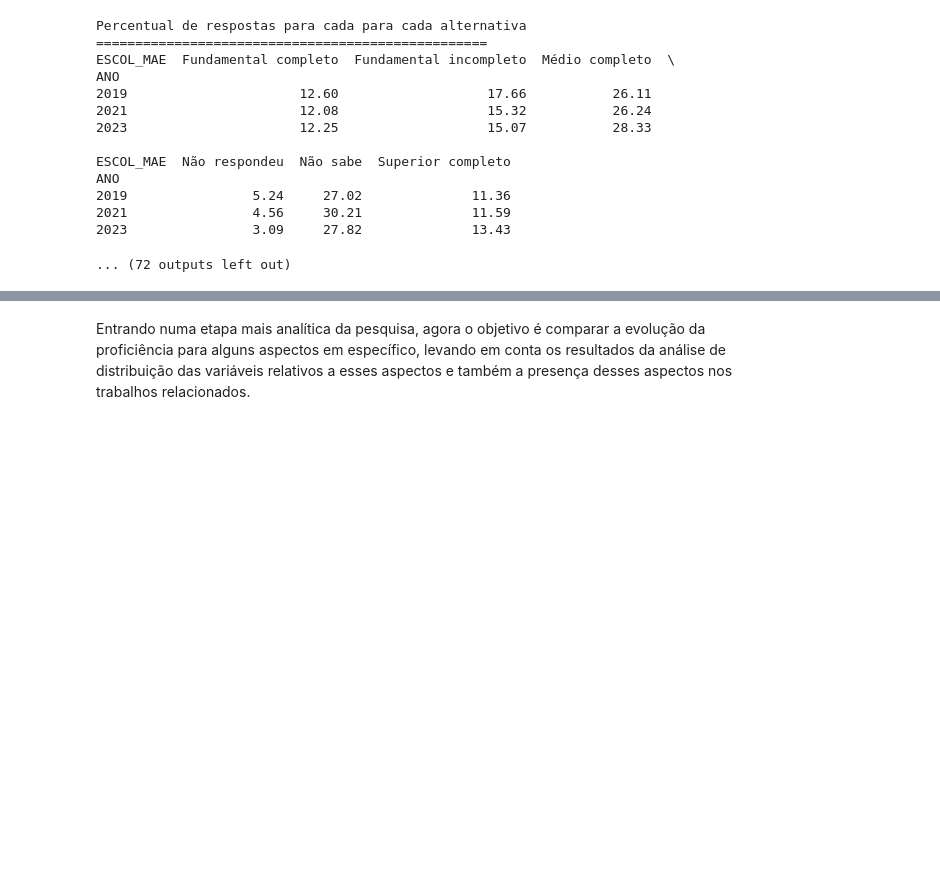
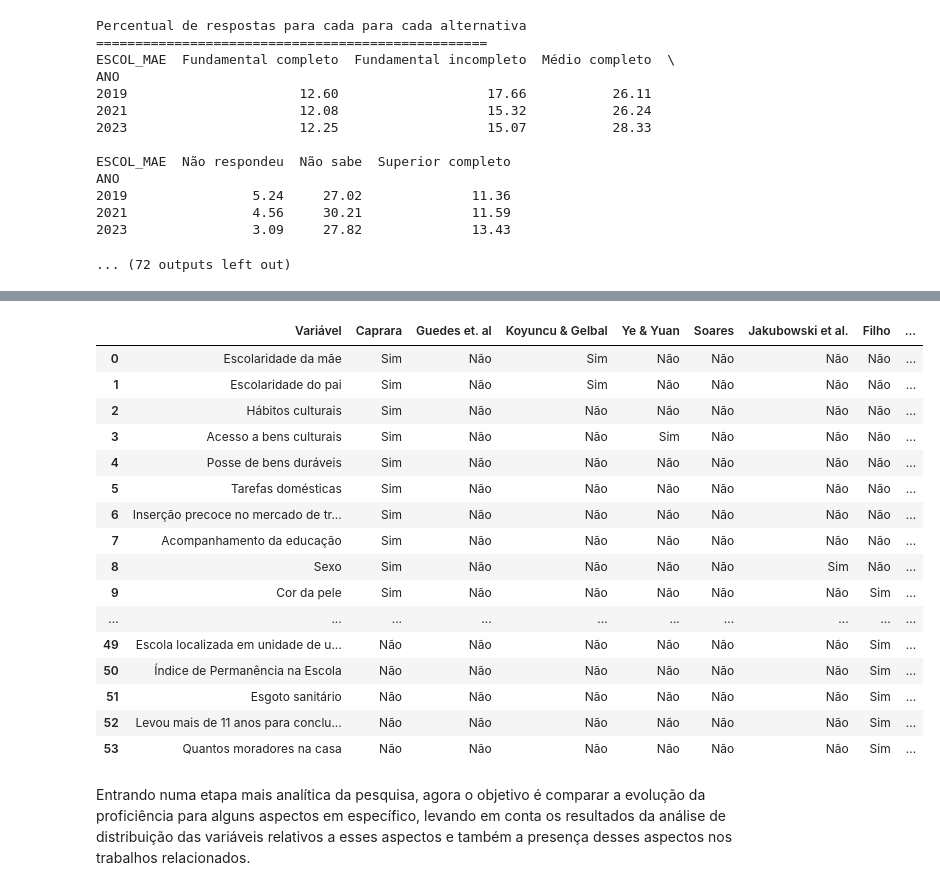
Before and after one commit to emilly788/TCC, a Jupyter notebook: 2. Análise Exploratória dos Dados.ipynb, the cells around one changed output, grey strips where cells are left out. Saved outputs shown, nothing was run; the diff lists cells and outputs as text; code cells hidden in the pictures; blank space fills up the shorter version.

```diff
--- a/2. Análise Exploratória dos Dados.ipynb
+++ b/2. Análise Exploratória dos Dados.ipynb
@@ -464,3 +254,96 @@ tabela
+# %%
+tabela = pd.DataFrame([
+    ["Escolaridade da mãe", "Sim", "Não", "Sim", "Não", "Não", "Não", "Não", "Sim"],
+    ["Escolaridade do pai", "Sim", "Não", "Sim", "Não", "Não", "Não", "Não", "Não"],
+    ["Hábitos culturais", "Sim", "Não", "Não", "Não", "Não", "Não", "Não", "Não"],
+    ["Acesso a bens culturais", "Sim", "Não", "Não", "Sim", "Não", "Não", "Não", "Não"],
+    ["Posse de bens duráveis", "Sim", "Não", "Não", "Não", "Não", "Não", "Não", "Sim"],
+    ["Tarefas domésticas", "Sim", "Não", "Não", "Não", "Não", "Não", "Não", "Não"],
+    ["Inserção precoce no mercado de trabalho", "Sim", "Não", "Não", "Não", "Não", "Não", "Não", "Não"],
+    ["Acompanhamento da educação", "Sim", "Não", "Não", "Não", "Não", "Não", "Não", "Sim"],
+    ["Sexo", "Sim", "Não", "Não", "Não", "Não", "Sim", "Não", "Sim"],
+    ["Cor da pele", "Sim", "Não", "Não", "Não", "Não", "Não", "Sim", "Sim"],
+    ["Região do país", "Sim", "Não", "Não", "Não", "Não", "Não", "Sim", "Não"],
+    ["Tipo de escola", "Sim", "Não", "Não", "Não", "Não", "Não", "Não", "Sim"],
+    ["Envolvimento do professor", "Sim", "Não", "Sim", "Não", "Não", "Não", "Não", "Não"],
+
+    ["Nível socioeconômico", "Não", "Sim", "Sim", "Sim", "Não", "Sim", "Sim", "Sim"],
+    ["Indicador de regularidade do corpo docente", "Não", "Sim", "Não", "Não", "Não", "Não", "Não", "Não"],
+    ["Indicador de esforço docente", "Não", "Sim", "Não", "Não", "Não", "Não", "Não", "Não"],
+    ["Indicador de complexidade de gestão da escola", "Não", "Sim", "Não", "Não", "Não", "Não", "Não", "Não"],
+    ["Horas-aula diária", "Não", "Sim", "Não", "Não", "Não", "Não", "Não", "Não"],
+    ["Adequação de formação docente", "Não", "Sim", "Não", "Não", "Não", "Não", "Não", "Não"],
+    ["Alunos por turma", "Não", "Sim", "Não", "Não", "Não", "Não", "Não", "Não"],
+
+    ["Autoeficácia em matemática", "Não", "Não", "Sim", "Não", "Não", "Não", "Não", "Não"],
+    ["Autoconceito em matemática", "Não", "Não", "Sim", "Não", "Não", "Não", "Não", "Não"],
+    ["Ansiedade em matemática", "Não", "Não", "Sim", "Não", "Não", "Não", "Não", "Não"],
+    ["Abertura à resolução de problemas", "Não", "Não", "Sim", "Não", "Não", "Não", "Não", "Não"],
+    ["País", "Não", "Não", "Sim", "Não", "Não", "Não", "Não", "Não"],
+    ["Uso de calculadora pelos estudantes", "Não", "Não", "Sim", "Não", "Não", "Não", "Não", "Não"],
+
+    ["Avaliação da credibilidade ", "Não", "Não", "Não", "Sim", "Sim", "Não", "Não", "Não"],
+    ["Sumarização", "Não", "Não", "Não", "Sim", "Sim", "Não", "Não", "Não"],
+    ["Compreensão e lembrança ", "Não", "Não", "Não", "Sim", "Sim", "Não", "Não", "Não"],
+    ["Percepção de dificuldade do PISA ", "Não", "Não", "Não", "Sim", "Não", "Não", "Não", "Não"],
+    ["Resiliência", "Não", "Não", "Não", "Sim", "Não", "Não", "Não", "Não"],
+    ["Tempo de instrução em Ciências", "Não", "Não", "Não", "Sim", "Não", "Não", "Não", "Não"],
+    ["Número de aulas de Ciências", "Não", "Não", "Não", "Sim", "Não", "Não", "Não", "Não"],
+    ["Número de aulas por semana", "Não", "Não", "Não", "Sim", "Não", "Não", "Não", "Não"],
+    ["Sentimento de pertencimento à escola", "Não", "Não", "Não", "Sim", "Não", "Não", "Não", "Não"],
+    ["Autonomia percebida em relação ao uso de TIC", "Não", "Não", "Não", "Sim", "Não", "Não", "Não", "Não"],
+    ["Competência percebida no uso de TIC", "Não", "Não", "Não", "Sim", "Não", "Não", "Não", "Não"],
+    ["Competitividade", "Não", "Não", "Não", "Sim", "Não", "Não", "Não", "Não"],
+    ["Riqueza familiar", "Não", "Não", "Não", "Sim", "Não", "Não", "Não", "Não"],
+
+    ["Renda familiar anual", "Não", "Não", "Não", "Não", "Sim", "Não", "Não", "Não"],
+    ["Nível ocupacional mais elevado dos pais",  "Não", "Não", "Não", "Não", "Sim", "Não", "Não", "Não"],
+    ["Instrução adicional", "Não", "Não", "Não", "Não", "Sim", "Não", "Não", "Não"],
+    ["Educação e cuidados na primeira infâcia", "Não", "Não", "Não", "Não", "Sim", "Não", "Não", "Não"],
+    ["Frequência de faltas às aulas", "Não", "Não", "Não", "Não", "Sim", "Não", "Não", "Não"],
+    ["Repetência escolar", "Não", "Não", "Não", "Não", "Sim", "Não", "Não", "Sim"],
+    ["Tempo de aprendizagem", "Não", "Não", "Não", "Não","Sim", "Não", "Não", "Não"],
+
+    ["Semanas de fechamento das escolas", "Não", "Não", "Não", "Não", "Não", "Sim", "Não", "Não"],
+    ["Condição de imigrante", "Não", "Não", "Não", "Não", "Não", "Sim", "Não", "Não"],
+
+    ["Objetivo de ingressar no ensino superior público", "Não", "Não", "Não", "Não", "Não", "Não", "Sim", "Não"],
+    ["Escola localizada em unidade de uso sustentável", "Não", "Não", "Não", "Não", "Não", "Não", "Sim", "Não"],
+    ["Índice de Permanência na Escola", "Não", "Não", "Não", "Não", "Não", "Não", "Sim", "Não"],
+    ["Esgoto sanitário", "Não", "Não", "Não", "Não", "Não", "Não", "Sim", "Não"],
+    ["Levou mais de 11 anos para concluir o Ensino Fundamental", "Não", "Não", "Não", "Não", "Não", "Não", "Sim", "Não"],
+    ["Quantos moradores na casa", "Não", "Não", "Não", "Não", "Não", "Não", "Sim", "Não"],
+
+], columns=[
+    "Variável",
+    "Caprara",
+    "Guedes et. al",
+    "Koyuncu & Gelbal",
+    "Ye & Yuan",
+    "Soares",
+    "Jakubowski et al.",
+    "Filho",
+    "Este trabalho"
+])
+tabela
+# %% [output]
+|  | Variável | Caprara | Guedes et. al | Koyuncu & Gelbal | Ye & Yuan | Soares | Jakubowski et al. | Filho | ... |
+| 0 | Escolaridade da mãe | Sim | Não | Sim | Não | Não | Não | Não | ... |
+| 1 | Escolaridade do pai | Sim | Não | Sim | Não | Não | Não | Não | ... |
+| 2 | Hábitos culturais | Sim | Não | Não | Não | Não | Não | Não | ... |
+| 3 | Acesso a bens culturais | Sim | Não | Não | Sim | Não | Não | Não | ... |
+| 4 | Posse de bens duráveis | Sim | Não | Não | Não | Não | Não | Não | ... |
+| 5 | Tarefas domésticas | Sim | Não | Não | Não | Não | Não | Não | ... |
+| 6 | Inserção precoce no mercado de tr... | Sim | Não | Não | Não | Não | Não | Não | ... |
+| 7 | Acompanhamento da educação | Sim | Não | Não | Não | Não | Não | Não | ... |
+| 8 | Sexo | Sim | Não | Não | Não | Não | Sim | Não | ... |
+| 9 | Cor da pele | Sim | Não | Não | Não | Não | Não | Sim | ... |
+| ... | ... | ... | ... | ... | ... | ... | ... | ... | ... |
+| 49 | Escola localizada em unidade de u... | Não | Não | Não | Não | Não | Não | Sim | ... |
+| 50 | Índice de Permanência na Escola | Não | Não | Não | Não | Não | Não | Sim | ... |
+| 51 | Esgoto sanitário | Não | Não | Não | Não | Não | Não | Sim | ... |
+| 52 | Levou mais de 11 anos para conclu... | Não | Não | Não | Não | Não | Não | Sim | ... |
+| 53 | Quantos moradores na casa | Não | Não | Não | Não | Não | Não | Sim | ... |
 # %% [markdown]
 Entrando numa etapa mais analítica da pesquisa, agora o objetivo é comparar a evolução da proficiência para alguns aspectos em específico, levando em conta os resultados da análise de distribuição das variáveis relativos a esses aspectos e também a presença desses aspectos nos trabalhos relacionados.
 # %% [markdown]
```
Also changed, not shown: parts of 36 cells of this notebook, 1 other file.
